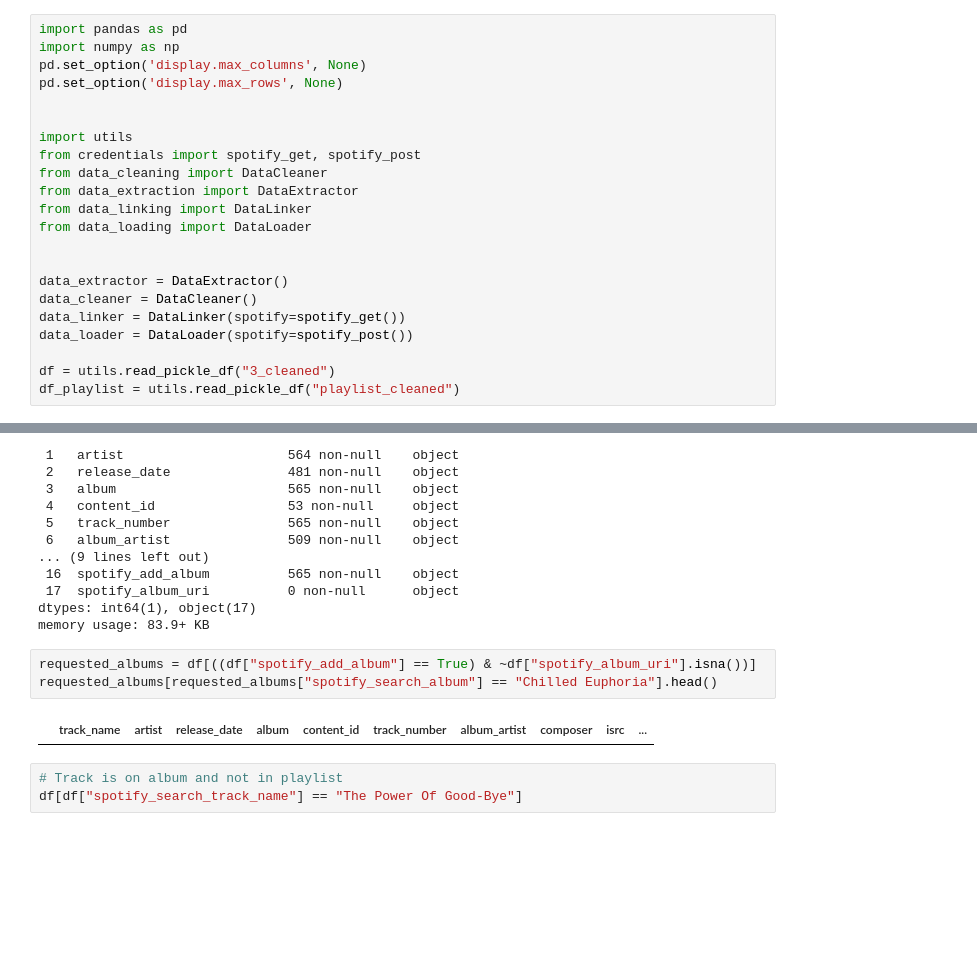
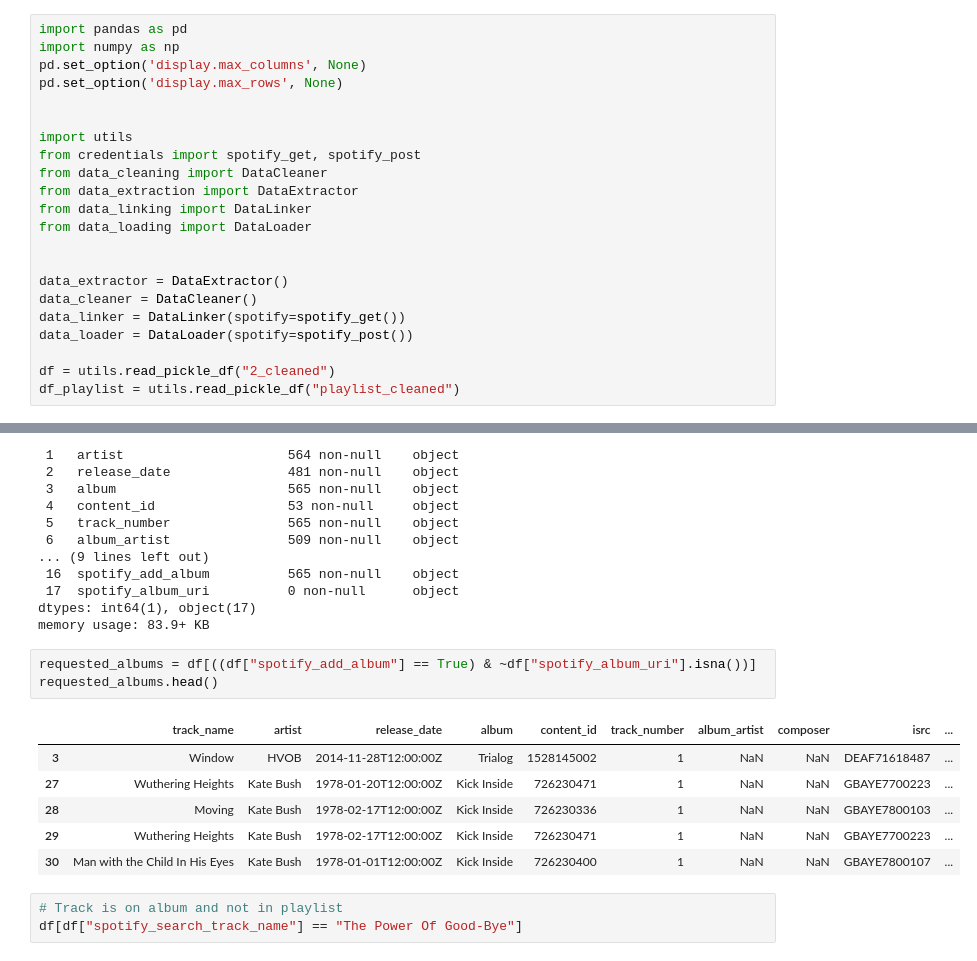
Before and after one commit to lmash/spotify, a Jupyter notebook: investigate.ipynb, the cells around one changed output, grey strips where cells are left out. Cells and saved outputs as stored; diff of their text form; blank space fills up the shorter version.

```diff
--- a/investigate.ipynb
+++ b/investigate.ipynb
@@ -18,7 +18,7 @@ data_cleaner = DataCleaner()
 data_linker = DataLinker(spotify=spotify_get())
 data_loader = DataLoader(spotify=spotify_post())
 
-df = utils.read_pickle_df("3_cleaned")
+df = utils.read_pickle_df("2_cleaned")
 df_playlist = utils.read_pickle_df("playlist_cleaned")
 # %%
 # Playlists queries
@@ -65,9 +65,14 @@ dtypes: int64(1), object(17)
 memory usage: 83.9+ KB
 # %%
 requested_albums = df[((df["spotify_add_album"] == True) & ~df["spotify_album_uri"].isna())]
-requested_albums[requested_albums["spotify_search_album"] == "Chilled Euphoria"].head()
+requested_albums.head()
 # %% [output]
 |  | track_name | artist | release_date | album | content_id | track_number | album_artist | composer | isrc | ... |
+| 3 | Window | HVOB | 2014-11-28T12:00:00Z | Trialog | 1528145002 | 1 | NaN | NaN | DEAF71618487 | ... |
+| 27 | Wuthering Heights | Kate Bush | 1978-01-20T12:00:00Z | Kick Inside | 726230471 | 1 | NaN | NaN | GBAYE7700223 | ... |
+| 28 | Moving | Kate Bush | 1978-02-17T12:00:00Z | Kick Inside | 726230336 | 1 | NaN | NaN | GBAYE7800103 | ... |
+| 29 | Wuthering Heights | Kate Bush | 1978-02-17T12:00:00Z | Kick Inside | 726230471 | 1 | NaN | NaN | GBAYE7700223 | ... |
+| 30 | Man with the Child In His Eyes | Kate Bush | 1978-01-01T12:00:00Z | Kick Inside | 726230400 | 1 | NaN | NaN | GBAYE7800107 | ... |
 # %%
 # Track is on album and not in playlist
 df[df["spotify_search_track_name"] == "The Power Of Good-Bye"]
```
Also changed, not shown: parts of 5 cells of this notebook, 7 other files.
